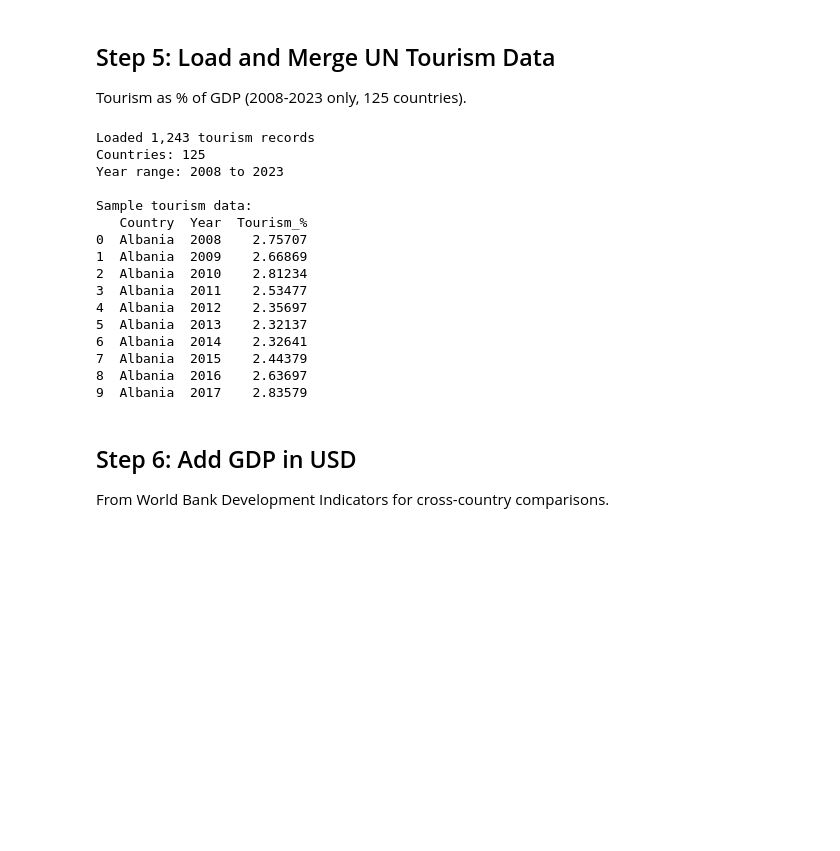
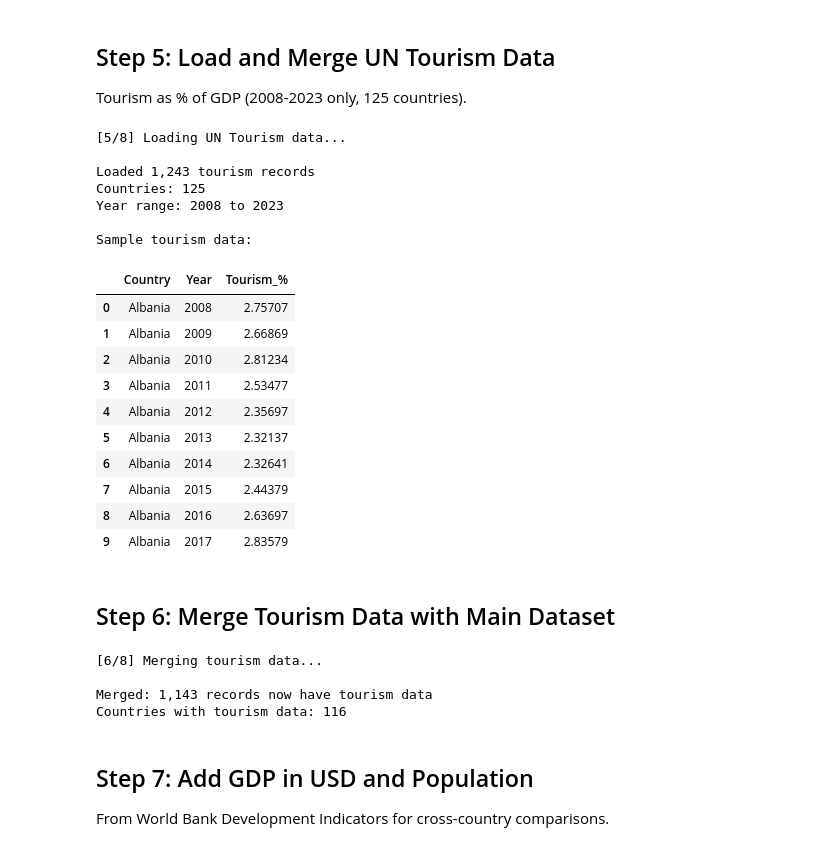
Before and after one commit to unige-vizis/vizis, a Jupyter notebook: data-processing/notebooks/create-economics-master.ipynb, the cells around one changed output. Cells and saved outputs as stored; diff of their text form; code cells hidden in the pictures; blank space fills up the shorter version.

```diff
--- a/data-processing/notebooks/create-economics-master.ipynb
+++ b/data-processing/notebooks/create-economics-master.ipynb
@@ -214,42 +233,48 @@ Name: Total_%, dtype: float64
 
 Tourism as % of GDP (2008-2023 only, 125 countries).
 # %%
-# Load UN Tourism data
-df_tourism = pd.read_excel(
-    '../raw-data/UN_Tourism/UN_Tourism_8_9_1_TDGDP_04_2025.xlsx',
-    sheet_name='SDG 8.9.1',
-    header=0
+print("[5/8] Loading UN Tourism data...\n")
+
+# Load UN Tourism data from CSV
+df_tourism = pd.read_csv(
+    '../raw-data/UN_Tourism/UN_Tourism_8_9_1_TDGDP_04_2025.csv'
 )
 
 print(f"Loaded {len(df_tourism):,} tourism records")
 print(f"Countries: {df_tourism['GeoAreaName'].nunique()}")
-print(f"Year range: {df_tourism['TimePeriod'].min()} to {df_tourism['TimePeriod'].max()}")
+print(f"Year range: {df_tourism['TimePeriod'].min()} to {df_tourism['TimePeriod'].max()}\n")
 
 # Select relevant columns and rename
 df_tourism_clean = df_tourism[['GeoAreaName', 'TimePeriod', 'Value']].copy()
 df_tourism_clean.columns = ['Country', 'Year', 'Tourism_%']
 
-print("\nSample tourism data:")
-print(df_tourism_clean.head(10))
+print("Sample tourism data:")
+df_tourism_clean.head(10)
 # %% [output]
+[5/8] Loading UN Tourism data...
+
 Loaded 1,243 tourism records
 Countries: 125
 Year range: 2008 to 2023
 
 Sample tourism data:
-   Country  Year  Tourism_%
-0  Albania  2008    2.75707
-1  Albania  2009    2.66869
-2  Albania  2010    2.81234
-3  Albania  2011    2.53477
-4  Albania  2012    2.35697
-5  Albania  2013    2.32137
-6  Albania  2014    2.32641
-7  Albania  2015    2.44379
-8  Albania  2016    2.63697
-9  Albania  2017    2.83579
+|  | Country | Year | Tourism_% |
+| 0 | Albania | 2008 | 2.75707 |
+| 1 | Albania | 2009 | 2.66869 |
+| 2 | Albania | 2010 | 2.81234 |
+| 3 | Albania | 2011 | 2.53477 |
+| 4 | Albania | 2012 | 2.35697 |
+| 5 | Albania | 2013 | 2.32137 |
+| 6 | Albania | 2014 | 2.32641 |
+| 7 | Albania | 2015 | 2.44379 |
+| 8 | Albania | 2016 | 2.63697 |
+| 9 | Albania | 2017 | 2.83579 |
+# %% [markdown]
+## Step 6: Merge Tourism Data with Main Dataset
 # %%
-# Standardize tourism country names to match main dataset
+print("[6/8] Merging tourism data...\n")
+
+# Standardize tourism country names to match main dataset (if needed)
 tourism_country_name_map = {
     'United States of America': 'United States',
     # Add other mappings if needed
@@ -264,16 +289,18 @@ df_master = df_pivot.merge(
     how='left'
 )
 
-print(f"After merging tourism: {len(df_master):,} rows")
-print(f"\nTourism data coverage:")
-print(f"  - Records with tourism data: {df_master['Tourism_%'].notna().sum():,}")
-print(f"  - Records without tourism data: {df_master['Tourism_%'].isna().sum():,}")
+tourism_coverage = df_master['Tourism_%'].notna().sum()
+countries_with_tourism = df_master[df_master['Tourism_%'].notna()]['Country'].nunique()
 
-# Show countries with tourism data
-countries_with_tourism = df_master[df_master['Tourism_%'].notna()]['Country'].nunique()
-print(f"  - Countries with tourism data: {countries_with_tourism}")
+print(f"Merged: {tourism_coverage:,} records now have tourism data")
+print(f"Countries with tourism data: {countries_with_tourism}\n")
+# %% [output]
+[6/8] Merging tourism data...
+
+Merged: 1,143 records now have tourism data
+Countries with tourism data: 116
 # %% [markdown]
-## Step 6: Add GDP in USD
+## Step 7: Add GDP in USD and Population
 
 From World Bank Development Indicators for cross-country comparisons.
 # %%
```
Also changed, not shown: parts of 16 cells of this notebook, 15 other files.
